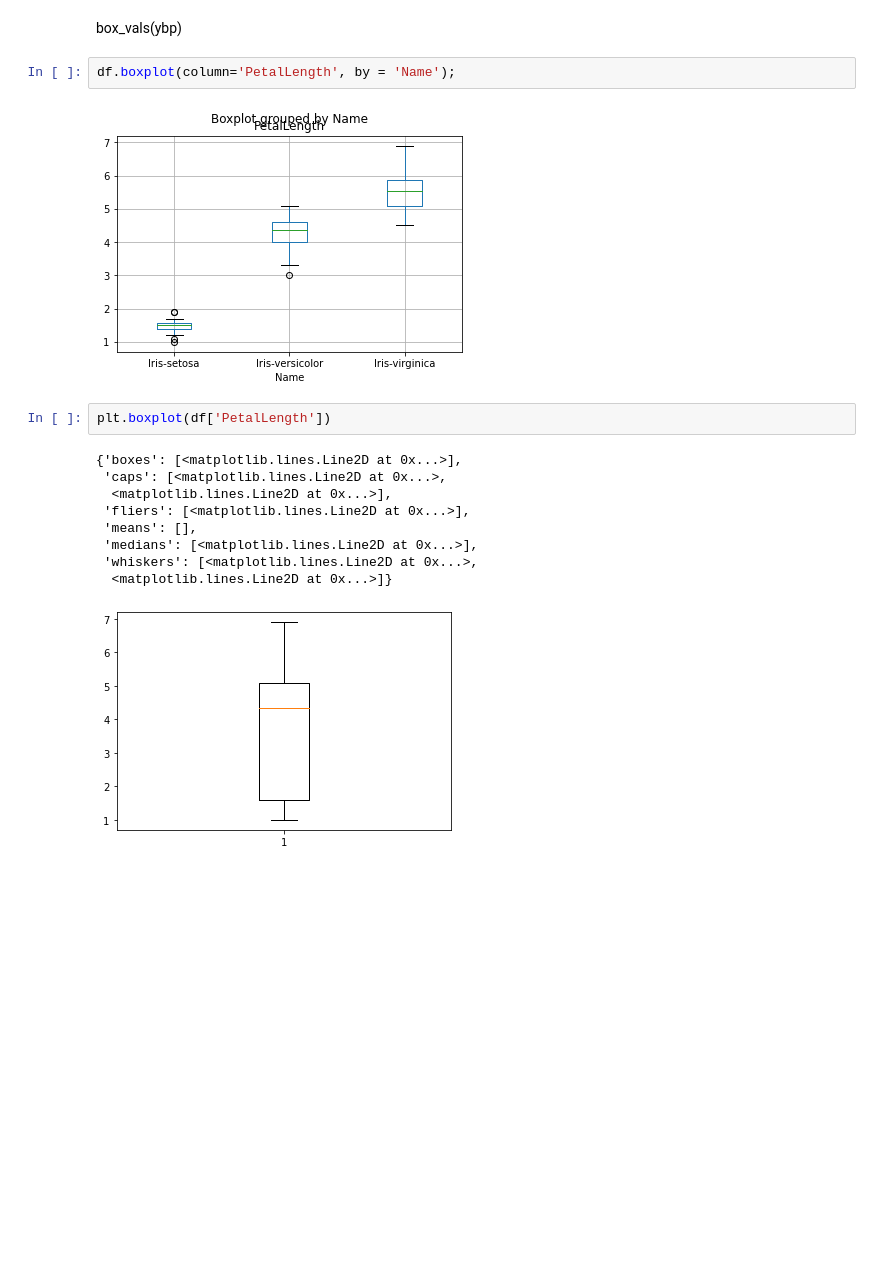
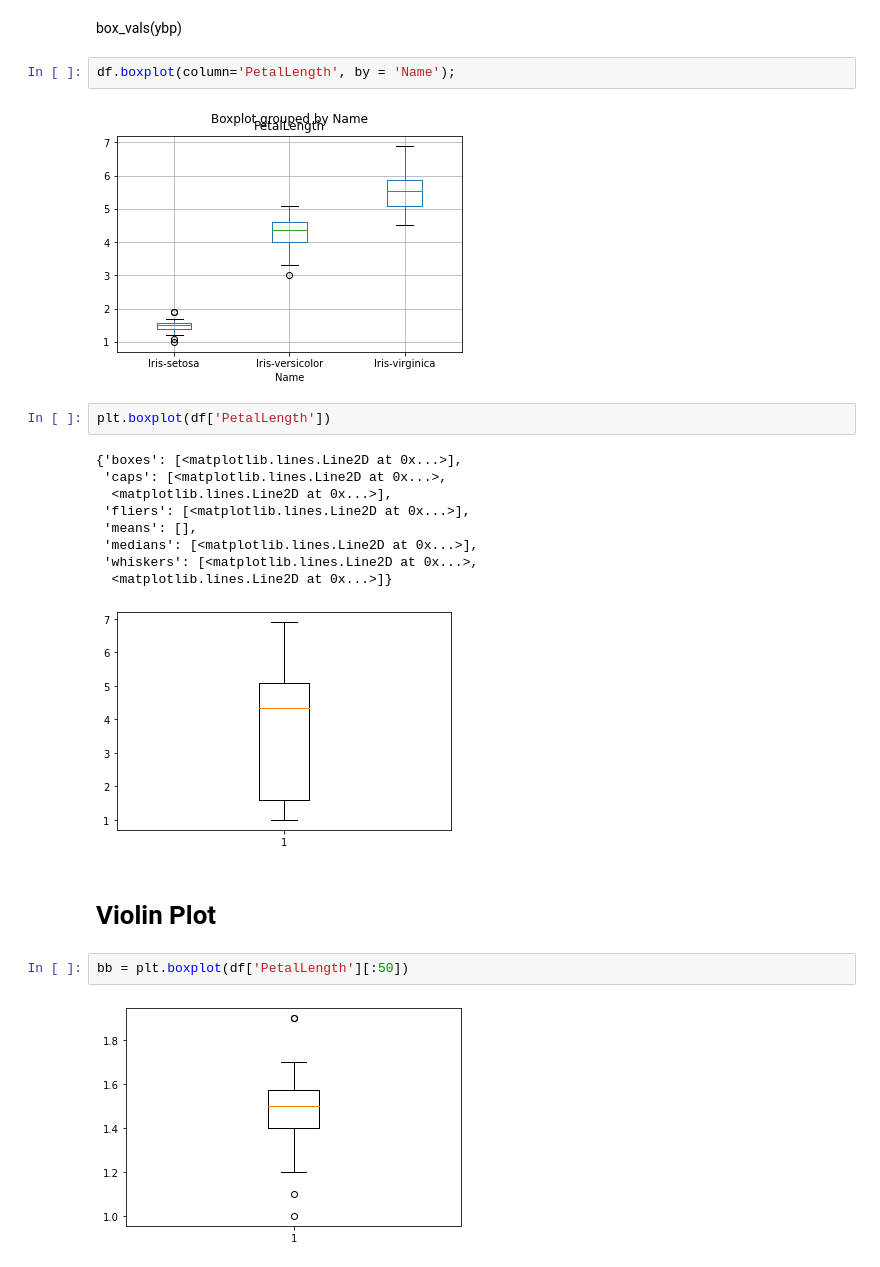
Before and after one commit to Supathatkh/data_viz_2022, a Jupyter notebook: DataViz02_Data_Distribution_.ipynb, the cells around one changed output. Cells and saved outputs as stored; diff of their text form; blank space fills up the shorter version.

Commit message:
hw plot quantile

```diff
--- a/DataViz02_Data_Distribution_.ipynb
+++ b/DataViz02_Data_Distribution_.ipynb
@@ -317,3 +317,9 @@ plt.boxplot(df['PetalLength'])
  'whiskers': [<matplotlib.lines.Line2D at 0x...>,
   <matplotlib.lines.Line2D at 0x...>]}
 [figure]
+# %% [markdown]
+# Violin Plot
+# %%
+bb = plt.boxplot(df['PetalLength'][:50])
+# %% [output]
+[figure, added]
```
Also changed, not shown: parts of 4 cells of this notebook.
